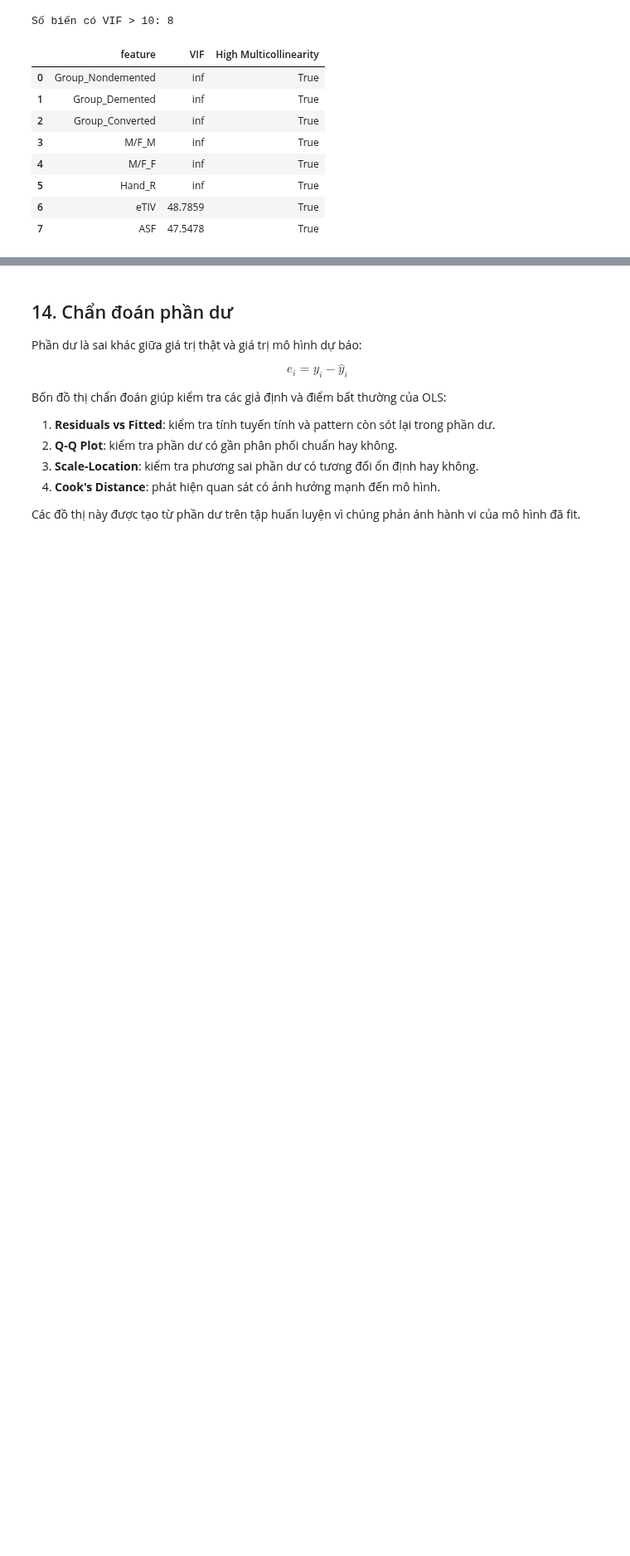
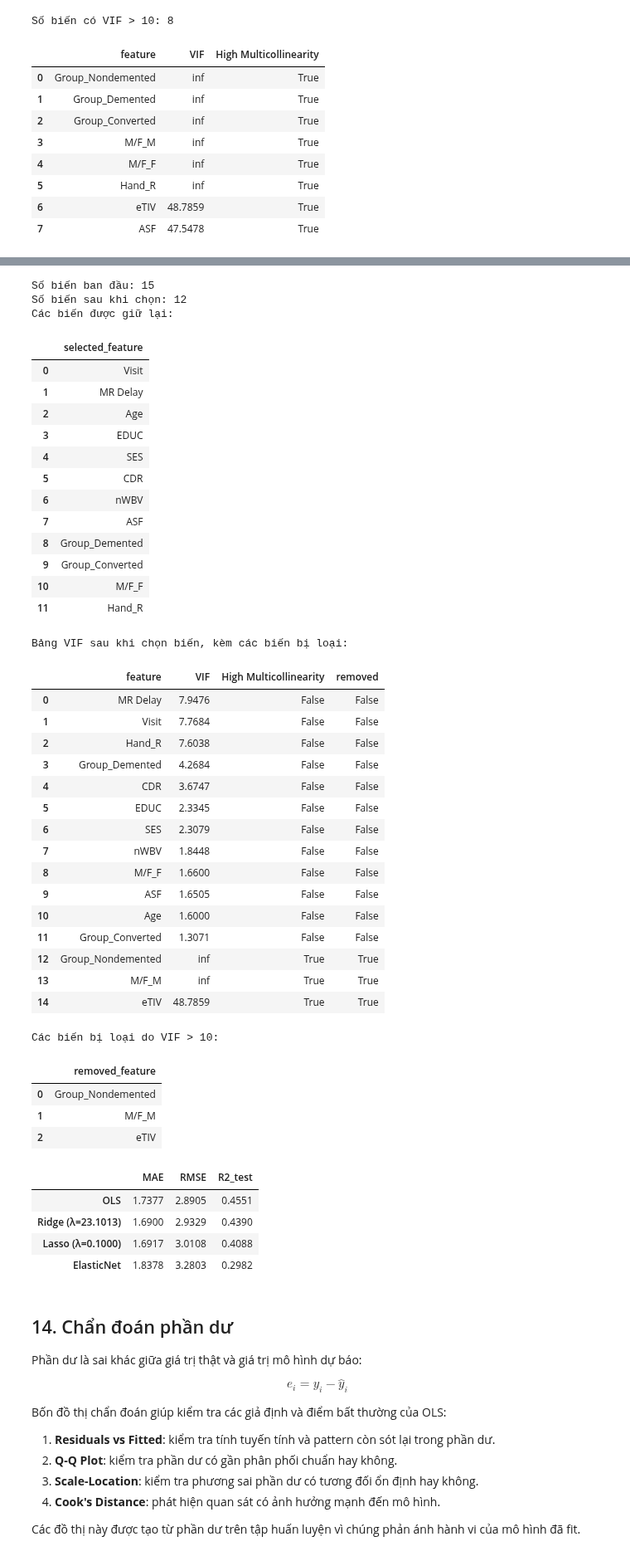
Before and after one commit to TanKhoiTV/blues-estimator-project, a Jupyter notebook: part2/part2_notebook.ipynb, the cells around one changed output, grey strips where cells are left out. Shown at 83% size. Cells and saved outputs as stored; diff of their text form; code cells hidden in the pictures; blank space fills up the shorter version.

Commit message:
feat(OLS): Add OLS with variable selection using VIF-based feature filtering and model comparison

```diff
--- a/part2/part2_notebook.ipynb
+++ b/part2/part2_notebook.ipynb
@@ -447,3 +453,79 @@ Số biến có VIF > 10: 8
+# %%
+comparison = ModelComparison()
+
+comparison_table, selection_info = comparison.compare_metrics_with_variable_selection(
+    X_train_numeric,
+    y_train,
+    X_test_numeric,
+    y_test,
+    vif_threshold=10.0,
+)
+
+X_train_selected = selection_info["X_train_selected"]
+X_test_selected = selection_info["X_test_selected"]
+feature_names_selected = selection_info["feature_names_selected"]
+selection_vif_table = selection_info["vif_table"]
+removed_features = selection_info["removed_features"]
+
+print(f"Số biến ban đầu: {len(feature_names)}")
+print(f"Số biến sau khi chọn: {len(feature_names_selected)}")
+print("Các biến được giữ lại:")
+display(pd.Series(feature_names_selected, name="selected_feature").to_frame())
+
+print("Bảng VIF sau khi chọn biến, kèm các biến bị loại:")
+display(selection_vif_table)
+
+if removed_features:
+    print("Các biến bị loại do VIF > 10:")
+    display(pd.Series(removed_features, name="removed_feature").to_frame())
+else:
+    print("Không có biến nào bị loại theo ngưỡng VIF > 10.")
+
+display(comparison_table)
+# %% [output]
+Số biến ban đầu: 15
+Số biến sau khi chọn: 12
+Các biến được giữ lại:
+|  | selected_feature |
+| 0 | Visit |
+| 1 | MR Delay |
+| 2 | Age |
+| 3 | EDUC |
+| 4 | SES |
+| 5 | CDR |
+| 6 | nWBV |
+| 7 | ASF |
+| 8 | Group_Demented |
+| 9 | Group_Converted |
+| 10 | M/F_F |
+| 11 | Hand_R |
+Bảng VIF sau khi chọn biến, kèm các biến bị loại:
+|  | feature | VIF | High Multicollinearity | removed |
+| 0 | MR Delay | 7.9476 | False | False |
+| 1 | Visit | 7.7684 | False | False |
+| 2 | Hand_R | 7.6038 | False | False |
+| 3 | Group_Demented | 4.2684 | False | False |
+| 4 | CDR | 3.6747 | False | False |
+| 5 | EDUC | 2.3345 | False | False |
+| 6 | SES | 2.3079 | False | False |
+| 7 | nWBV | 1.8448 | False | False |
+| 8 | M/F_F | 1.6600 | False | False |
+| 9 | ASF | 1.6505 | False | False |
+| 10 | Age | 1.6000 | False | False |
+| 11 | Group_Converted | 1.3071 | False | False |
+| 12 | Group_Nondemented | inf | True | True |
+| 13 | M/F_M | inf | True | True |
+| 14 | eTIV | 48.7859 | True | True |
+Các biến bị loại do VIF > 10:
+|  | removed_feature |
+| 0 | Group_Nondemented |
+| 1 | M/F_M |
+| 2 | eTIV |
+|  | MAE | RMSE | R2_test |
+| OLS | 1.7377 | 2.8905 | 0.4551 |
+| Ridge (λ=23.1013) | 1.6900 | 2.9329 | 0.4390 |
+| Lasso (λ=0.1000) | 1.6917 | 3.0108 | 0.4088 |
+| ElasticNet | 1.8378 | 3.2803 | 0.2982 |
 # %% [markdown]
 ## 14. Chẩn đoán phần dư
 
```
Also changed, not shown: parts of 5 cells of this notebook, 1 other file.
